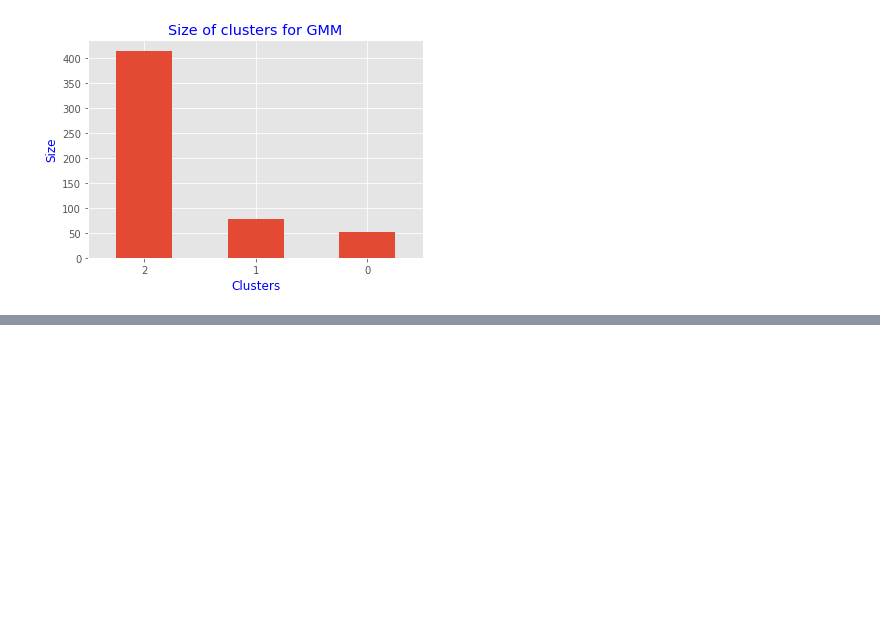
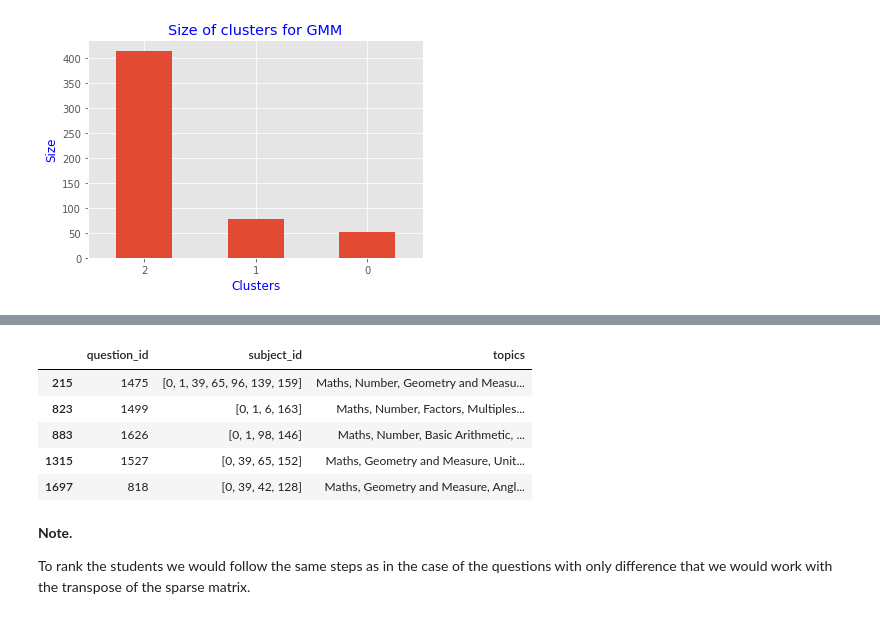
Before and after one commit to DimitriosK/Online-Education, a Jupyter notebook: Online_Platform.ipynb, the cells around one changed output, grey strips where cells are left out. Cells and saved outputs as stored; diff of their text form; code cells hidden in the pictures; blank space fills up the shorter version.

```diff
--- a/Online_Platform.ipynb
+++ b/Online_Platform.ipynb
@@ -1598,0 +1675,14 @@ plt.ylabel('Size',color='blue');
+# %%
+question_id_list=[818,1499,1475,1626,1527]
+topics(question_id_list)
+# %% [output]
+|  | question_id | subject_id | topics |
+| 215 | 1475 | [0, 1, 39, 65, 96, 139, 159] | Maths, Number, Geometry and Measu... |
+| 823 | 1499 | [0, 1, 6, 163] | Maths, Number, Factors, Multiples... |
+| 883 | 1626 | [0, 1, 98, 146] | Maths, Number, Basic Arithmetic, ... |
+| 1315 | 1527 | [0, 39, 65, 152] | Maths, Geometry and Measure, Unit... |
+| 1697 | 818 | [0, 39, 42, 128] | Maths, Geometry and Measure, Angl... |
+# %% [markdown]
+**Note.**
+
+To rank the students we would follow the same steps as in the case of the questions with only difference that we would work with the transpose of the sparse matrix.
```
Also changed, not shown: parts of 19 cells of this notebook.
